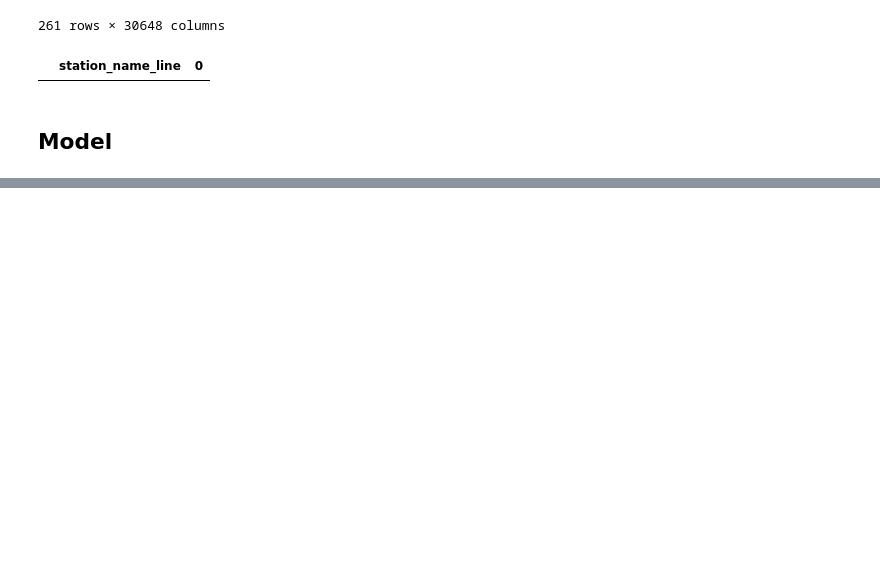
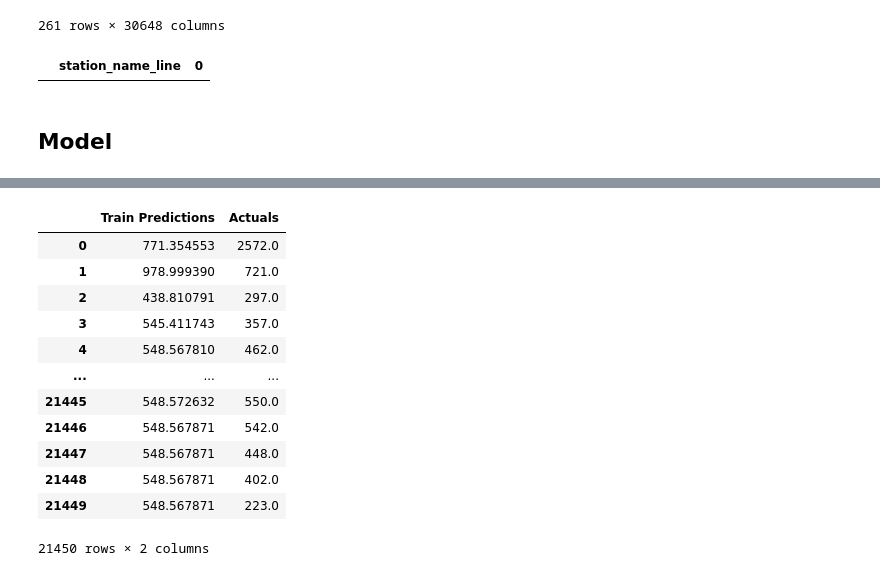
Before and after one commit to Arizona3000/metro_seoul, a Jupyter notebook: notebooks/lstm_model.ipynb, the cells around one changed output, grey strips where cells are left out. Drawn from its saved outputs; the diff is of its cells as text; code cells hidden in the pictures; blank space fills up the shorter version.

```diff
--- a/notebooks/lstm_model.ipynb
+++ b/notebooks/lstm_model.ipynb
@@ -154,0 +303,5 @@ SyntaxError: '(' was never closed (3050874670.py, line 9)
+# %%
+val_predictions = model1.predict(X_val).flatten()
+val_results = pd.DataFrame(data ={'val Predictions': val_predictions, 'Actuals': y_val})
+train_results
+# %% [output]
@@ -154,0 +309,13 @@ SyntaxError: '(' was never closed (3050874670.py, line 9)
+|  | Train Predictions | Actuals |
+| 0 | 771.354553 | 2572.0 |
+| 1 | 978.999390 | 721.0 |
+| 2 | 438.810791 | 297.0 |
+| 3 | 545.411743 | 357.0 |
+| 4 | 548.567810 | 462.0 |
+| ... | ... | ... |
+| 21445 | 548.572632 | 550.0 |
+| 21446 | 548.567871 | 542.0 |
+| 21447 | 548.567871 | 448.0 |
+| 21448 | 548.567871 | 402.0 |
+| 21449 | 548.567871 | 223.0 |
+21450 rows × 2 columns
```
Also changed, not shown: parts of 20 cells of this notebook.
